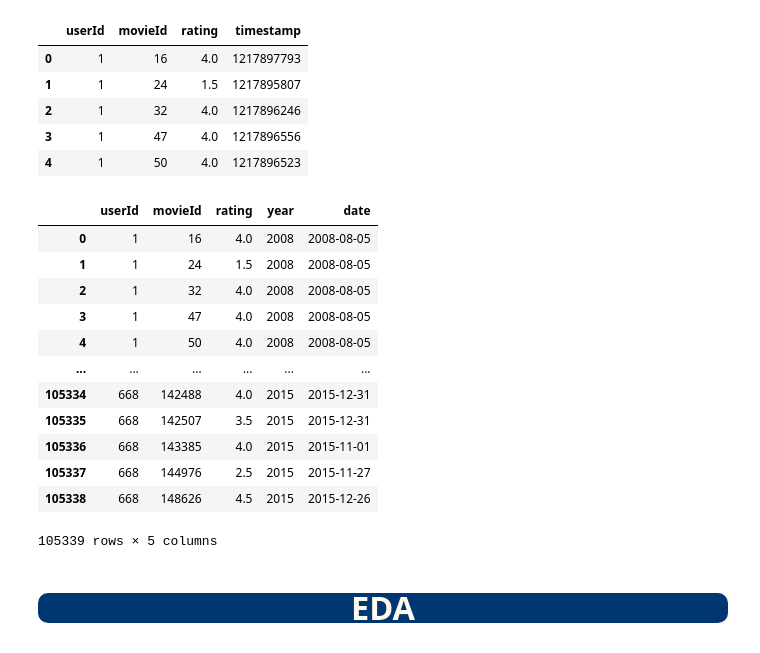
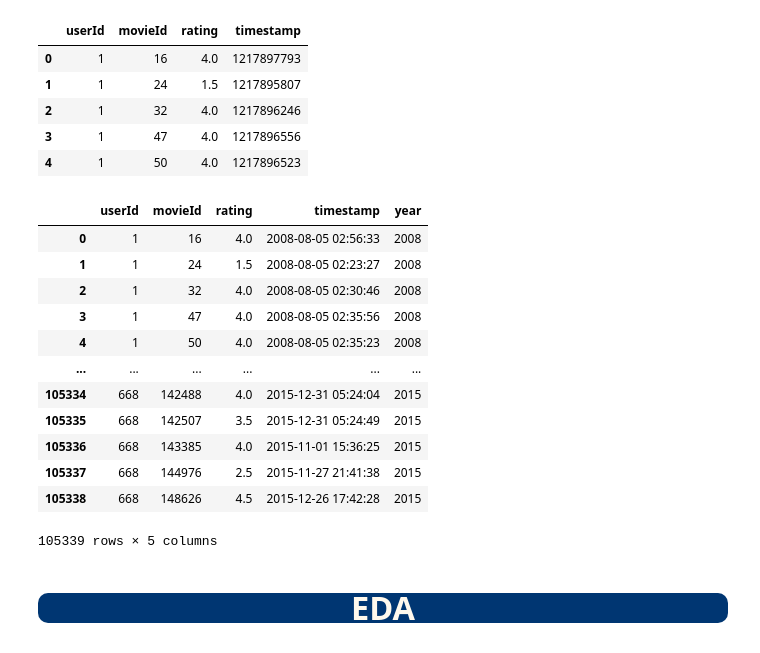
Before and after one commit to Brice-Vergnou/movie_recommendation, a Jupyter notebook: eda.ipynb, the cells around one changed output. Saved outputs shown, nothing was run; the diff lists cells and outputs as text; code cells hidden in the pictures.

```diff
--- a/eda.ipynb
+++ b/eda.ipynb
@@ -157,24 +157,22 @@ ratings_df.head()
 # %%
 import datetime as dt
 
 ratings_df.timestamp = ratings_df.timestamp.apply(dt.datetime.fromtimestamp)
-ratings_df["year"] = ratings_df.timestamp.dt.strftime("%Y") # Only for the EDA
-ratings_df["date"] = ratings_df.timestamp.dt.strftime("%Y-%m-%d")
-ratings_df.drop(columns="timestamp", axis=1, inplace=True)
+ratings_df["year"] = ratings_df.timestamp.dt.strftime("%Y")
 ratings_df
 # %% [output]
-|  | userId | movieId | rating | year | date |
-| 0 | 1 | 16 | 4.0 | 2008 | 2008-08-05 |
-| 1 | 1 | 24 | 1.5 | 2008 | 2008-08-05 |
-| 2 | 1 | 32 | 4.0 | 2008 | 2008-08-05 |
-| 3 | 1 | 47 | 4.0 | 2008 | 2008-08-05 |
-| 4 | 1 | 50 | 4.0 | 2008 | 2008-08-05 |
+|  | userId | movieId | rating | timestamp | year |
+| 0 | 1 | 16 | 4.0 | 2008-08-05 02:56:33 | 2008 |
+| 1 | 1 | 24 | 1.5 | 2008-08-05 02:23:27 | 2008 |
+| 2 | 1 | 32 | 4.0 | 2008-08-05 02:30:46 | 2008 |
+| 3 | 1 | 47 | 4.0 | 2008-08-05 02:35:56 | 2008 |
+| 4 | 1 | 50 | 4.0 | 2008-08-05 02:35:23 | 2008 |
 | ... | ... | ... | ... | ... | ... |
-| 105334 | 668 | 142488 | 4.0 | 2015 | 2015-12-31 |
-| 105335 | 668 | 142507 | 3.5 | 2015 | 2015-12-31 |
-| 105336 | 668 | 143385 | 4.0 | 2015 | 2015-11-01 |
-| 105337 | 668 | 144976 | 2.5 | 2015 | 2015-11-27 |
-| 105338 | 668 | 148626 | 4.5 | 2015 | 2015-12-26 |
+| 105334 | 668 | 142488 | 4.0 | 2015-12-31 05:24:04 | 2015 |
+| 105335 | 668 | 142507 | 3.5 | 2015-12-31 05:24:49 | 2015 |
+| 105336 | 668 | 143385 | 4.0 | 2015-11-01 15:36:25 | 2015 |
+| 105337 | 668 | 144976 | 2.5 | 2015-11-27 21:41:38 | 2015 |
+| 105338 | 668 | 148626 | 4.5 | 2015-12-26 17:42:28 | 2015 |
 105339 rows × 5 columns
 # %% [markdown]
 ## <p style="background-color:#003672;font-family:newtimeroman;color:#FFF9ED;font-size:150%;text-align:center;border-radius:10px 10px;">EDA</p>
```
Also changed, not shown: parts of 12 cells of this notebook, 3 other files.
